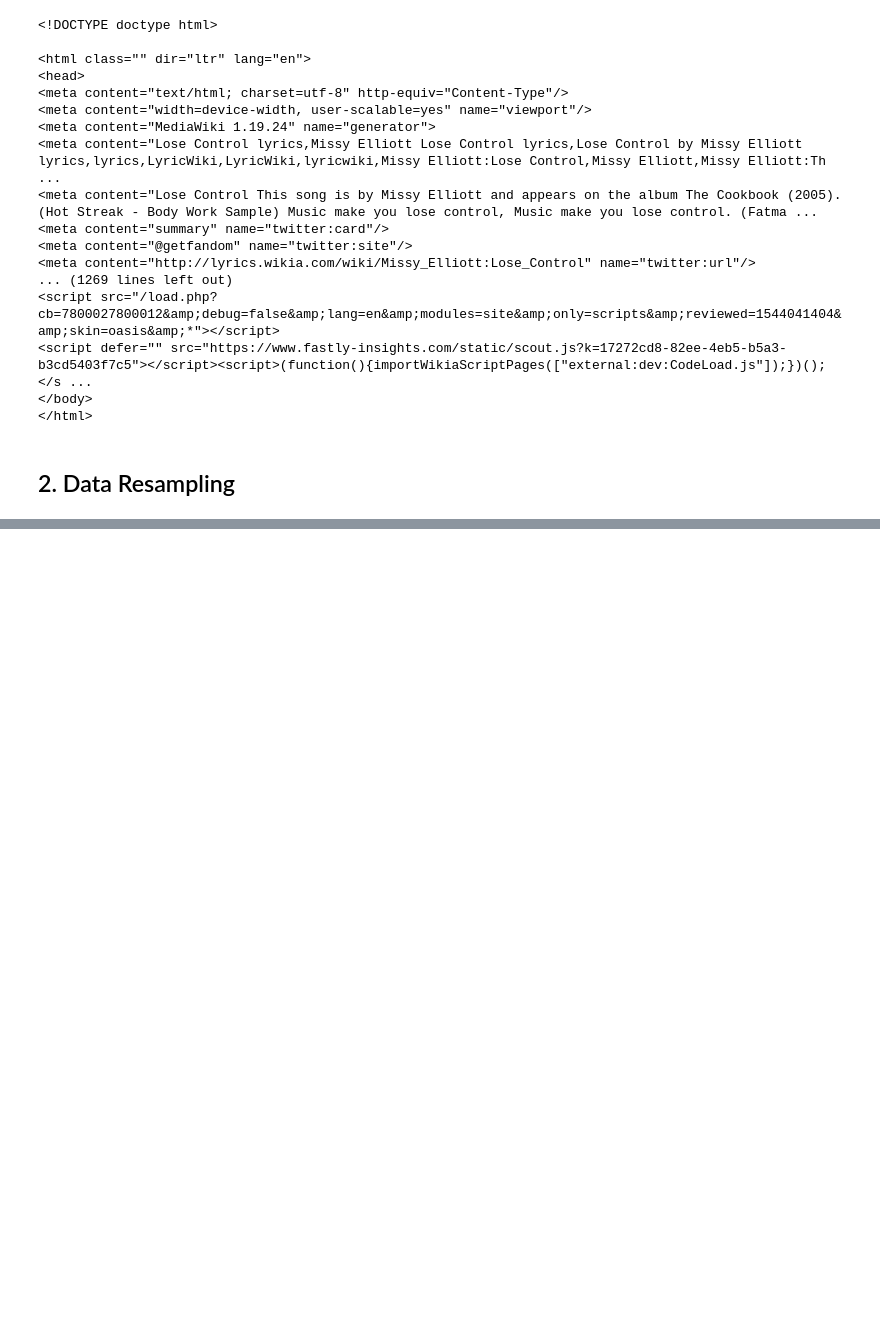
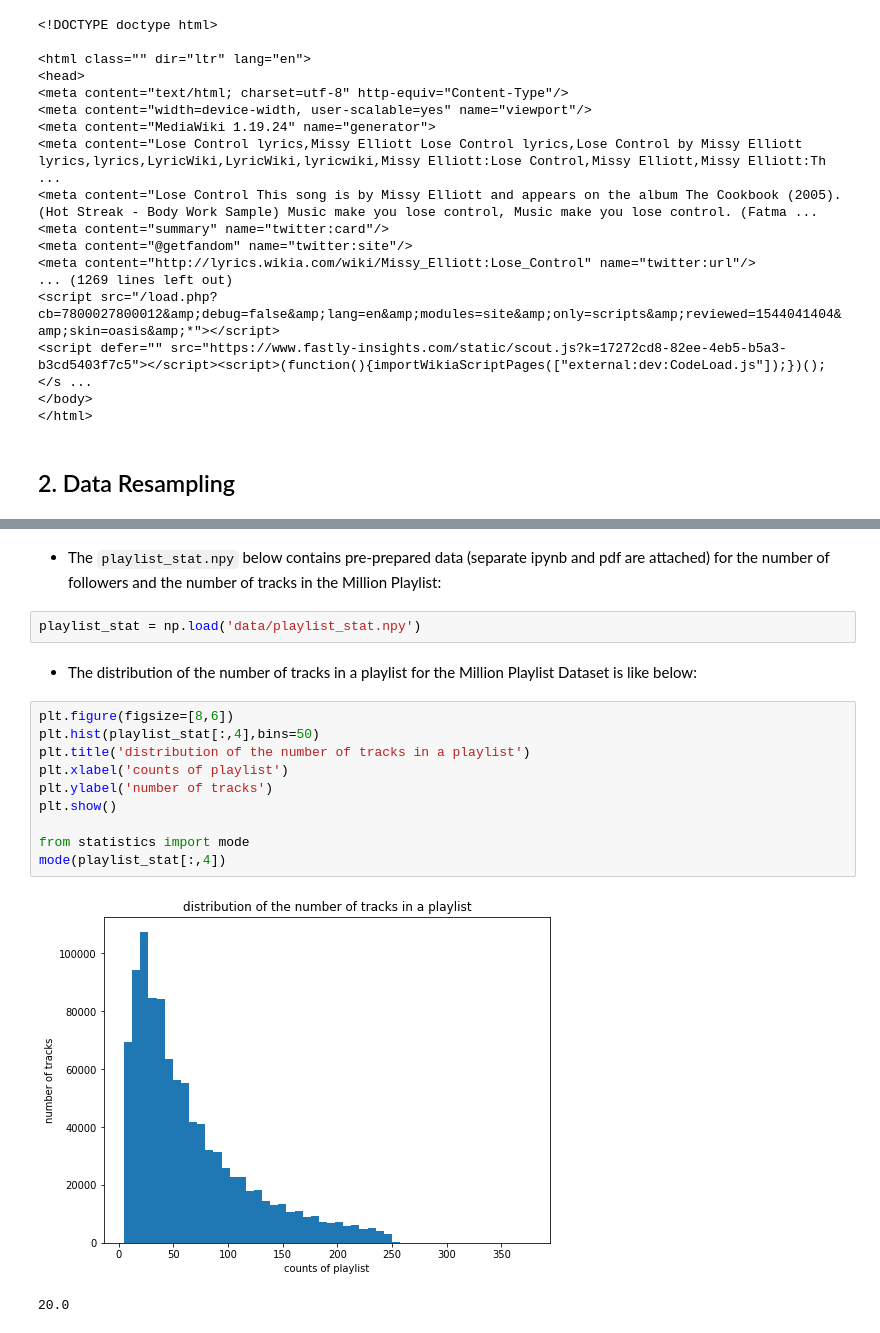
Before and after one commit to slee25/AC209A_SpotifyGroup30, a Jupyter notebook: notebooks/Data_Collection_EDA.ipynb, the cells around one changed output, grey strips where cells are left out. Drawn from its saved outputs; the diff is of its cells as text; blank space fills up the shorter version.

Commit message:
data collection ver 2

```diff
--- a/notebooks/Data_Collection_EDA.ipynb
+++ b/notebooks/Data_Collection_EDA.ipynb
@@ -424,0 +414,19 @@ This is converted encoded as either 0 or 1 for each of the 126 Spotify seed genr
+# %% [markdown]
+- The `playlist_stat.npy` below contains pre-prepared data (separate ipynb and pdf are attached) for the number of followers and the number of tracks in the Million Playlist:
+# %%
+playlist_stat = np.load('data/playlist_stat.npy')
+# %% [markdown]
+- The distribution of the number of tracks in a playlist for the Million Playlist Dataset is like below:
+# %%
+plt.figure(figsize=[8,6])
+plt.hist(playlist_stat[:,4],bins=50)
+plt.title('distribution of the number of tracks in a playlist')
+plt.xlabel('counts of playlist')
+plt.ylabel('number of tracks')
+plt.show()
+
+from statistics import mode
+mode(playlist_stat[:,4])
+# %% [output]
+[figure, added]
+20.0
```
Also changed, not shown: parts of 34 cells of this notebook, 7 other files.
